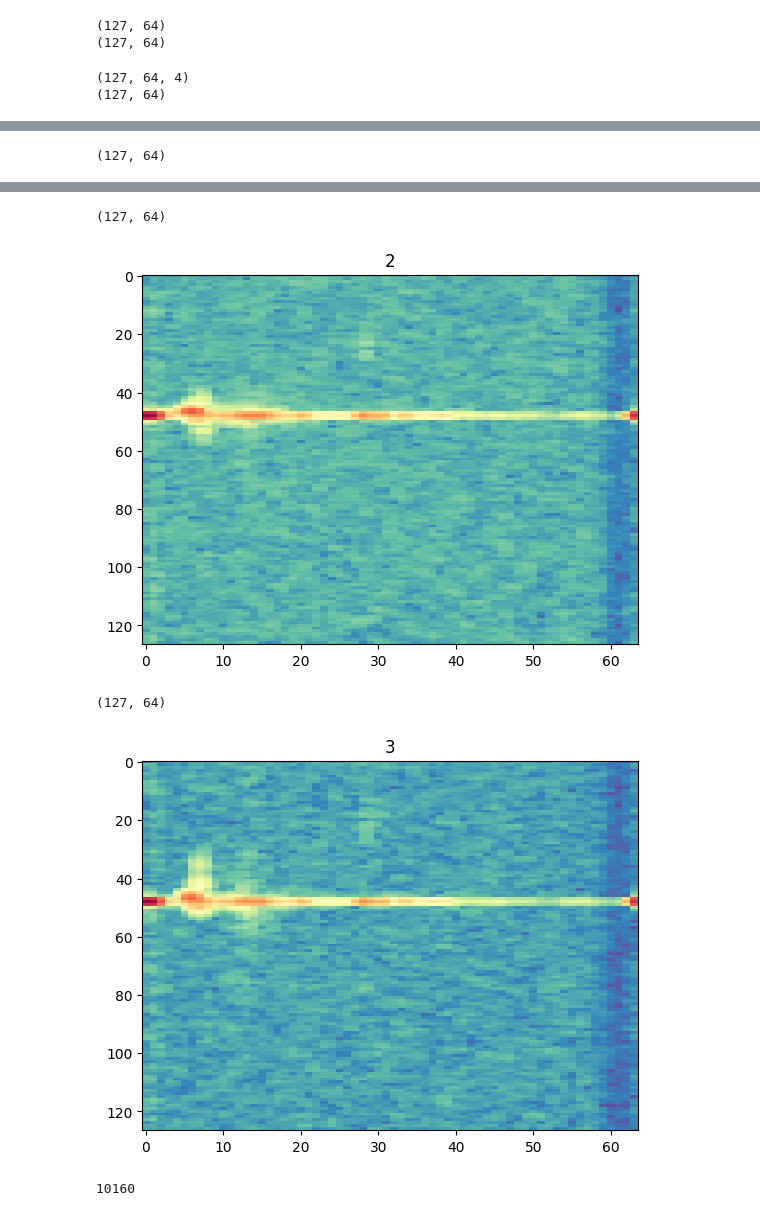
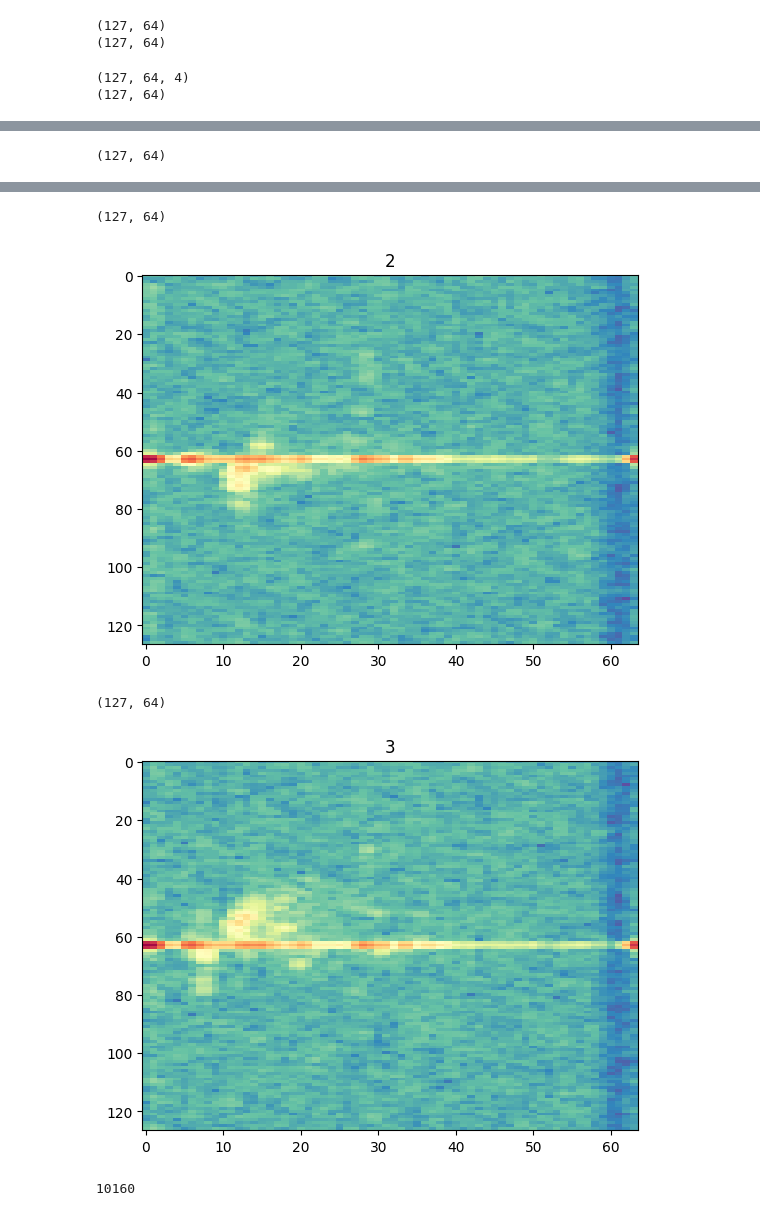
Before and after one commit to iman-clin/IWR6843AOP_EVM, a Jupyter notebook: Jupyter/preparing_dataset.ipynb, the cells around one changed output, grey strips where cells are left out. Saved outputs shown, nothing was run; the diff lists cells and outputs as text; code cells hidden in the pictures.

Commit message:
fixed small offset on heatmap plotting

```diff
--- a/Jupyter/preparing_dataset.ipynb
+++ b/Jupyter/preparing_dataset.ipynb
@@ -370,7 +370,7 @@ print_idx = 15
 
 #print(filenames[print_idx])
 
-x_traint = x_train[128*print_idx:128*(print_idx+1)-1,:,:].reshape(
+x_traint = x_train[NUMBER_ROWS*print_idx:NUMBER_ROWS*(print_idx+1),:,:].reshape(
                           NUMBER_ROWS,
                           NUMBER_COlUMNS,
                           DEPTH)
@@ -392,7 +392,7 @@ for x in range(0,4,1):
 (127, 64)
-[figure, old version]
+[figure, new version]
 (127, 64)
-[figure, old version]
+[figure, new version]
 # %%
 len(feature_sets['x_train'])
 # %% [output]
```
Also changed, not shown: parts of 4 cells of this notebook.
